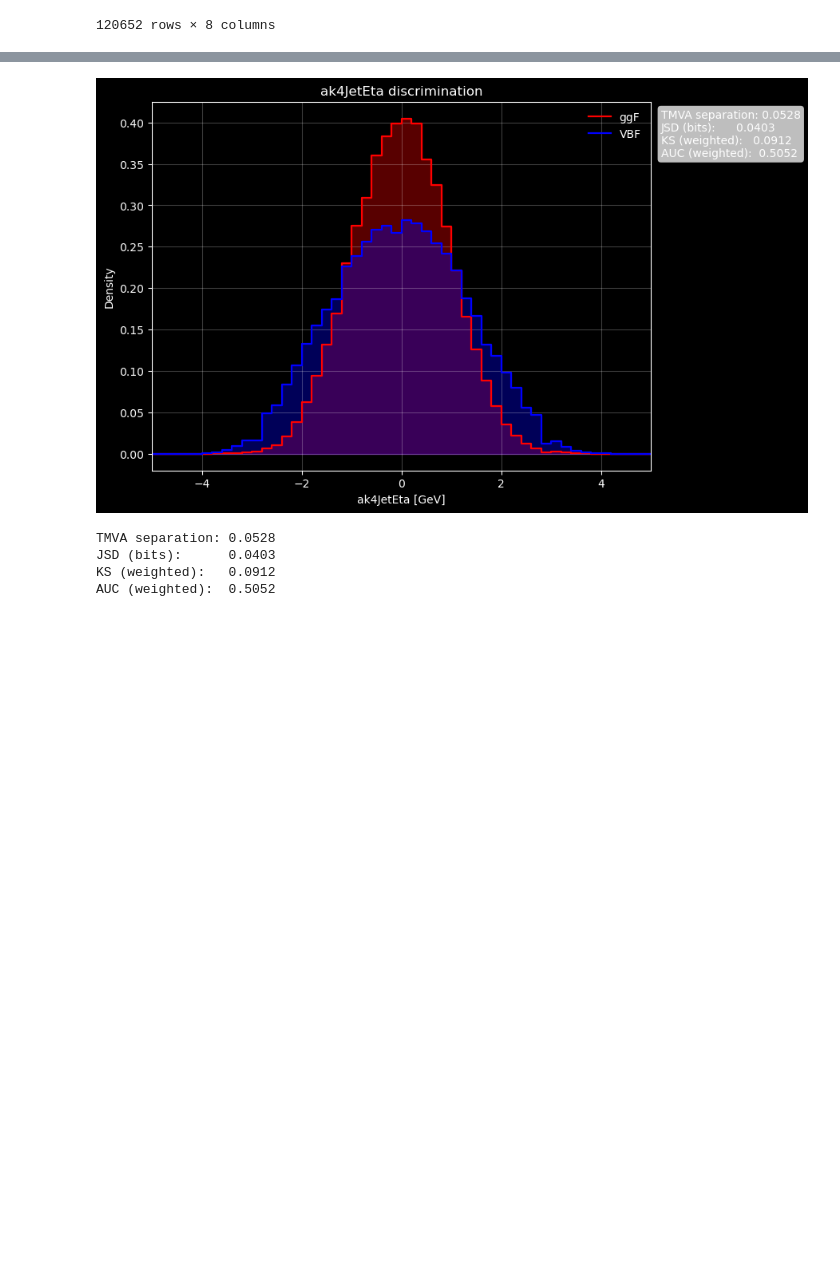
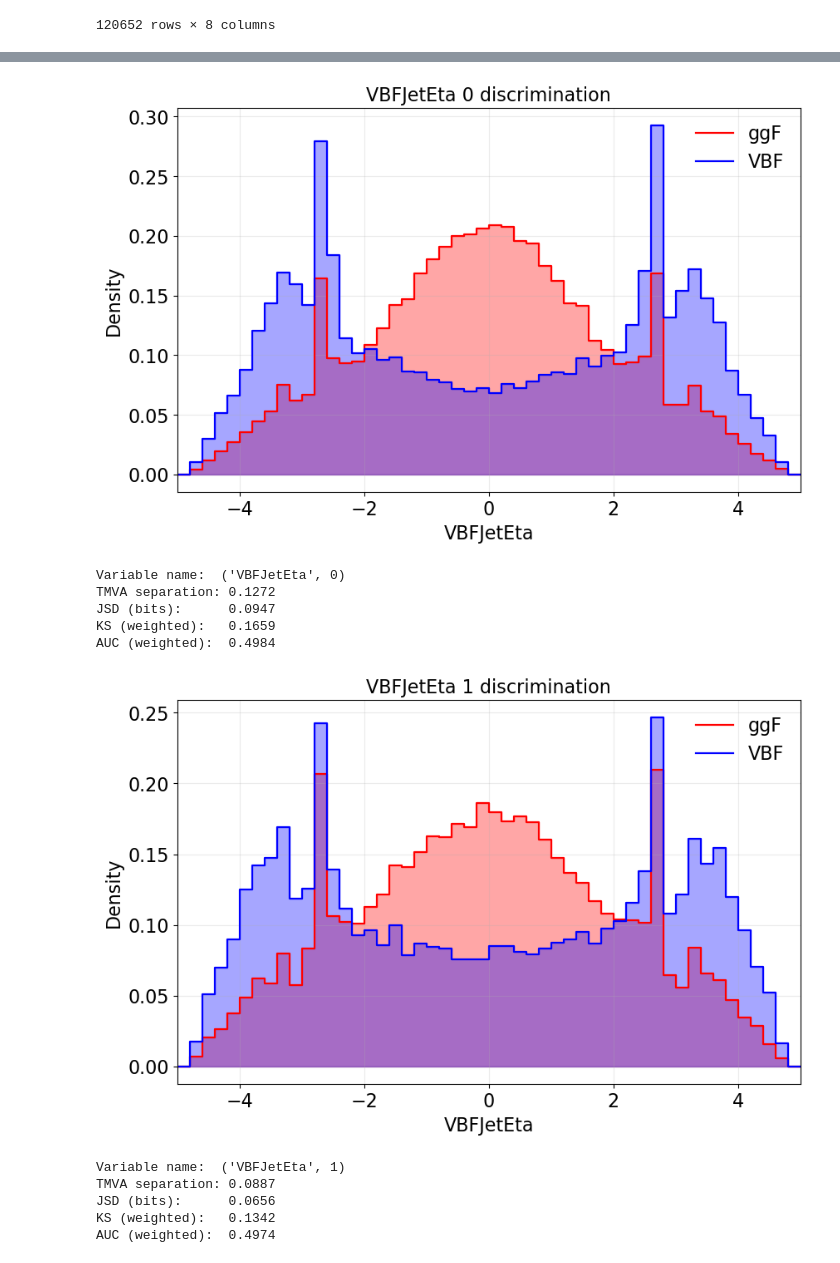
Before and after one commit to ArghyaDas112358/bbtautau, a Jupyter notebook: src/bbtautau/postprocessing/VBF_ggF.ipynb, the cells around one changed output, grey strips where cells are left out. Cells and saved outputs as stored; diff of their text form; code cells hidden in the pictures; blank space fills up the shorter version.

```diff
--- a/src/bbtautau/postprocessing/VBF_ggF.ipynb
+++ b/src/bbtautau/postprocessing/VBF_ggF.ipynb
@@ -690,6 +714,19 @@ def plot_with_metrics(
 | 120650 | 0.314066 | 0.497241 | 0.169405 | 0.002780 | 0.005229 | 0.003529 | 0.002536 | 0.005214 |
 | 120651 | 0.047548 | 0.064564 | 0.076453 | 0.002625 | 0.750046 | 0.031373 | 0.002471 | 0.024919 |
 120652 rows × 8 columns
+# %%
+%matplotlib inline
+plt.style.use('default')
+
+plt.rcParams.update({
+    "font.size": 16,           # Global font size
+    "axes.titlesize": 16,      # Title font size
+    "axes.labelsize": 16,      # Axis label font size
+    "xtick.labelsize": 16,     # X tick label font size
+    "ytick.labelsize": 16,     # Y tick label font size
+    "legend.fontsize": 16,     # Legend font size
+    "figure.titlesize": 16,    # Figure title font size
+})
 # %%
 plot_with_metrics(
     dfS=df_ggF_sm, dfB=df_vbf_sm,
@@ -793,17 +843,41 @@ AUC (weighted):  0.4984
 # %%
 plot_with_metrics(
     dfS=df_ggF_sm, dfB=df_vbf_sm,
-    variable=('ak4JetEta', 0),
     weight_col=('weight', 0),
     colorS='red', colorB='blue',
-    bins=50, xlim=(-5, 5), density=True,
     labelS="ggF", labelB="VBF",
-    xlabel="ak4JetEta [GeV]",
-    title="ak4JetEta discrimination",
+
+    cuts= (-5, 5),
+    xlim=(-5, 5),
+    bins=50, density=True,
+    variable=("VBFJetEta", 0),
+    xlabel="VBFJetEta",
+    title="VBFJetEta 0 discrimination",
 )
+
+plot_with_metrics(
+    dfS=df_ggF_sm, dfB=df_vbf_sm,
+    weight_col=('weight', 0),
+    colorS='red', colorB='blue',
+    labelS="ggF", labelB="VBF",
+
+    cuts= (-5, 5),
+    xlim=(-5, 5),
+    bins=50, density=True,
+    variable=("VBFJetEta", 1),
+    xlabel="VBFJetEta",
+    title="VBFJetEta 1 discrimination",
+)
 # %% [output]
-[figure, old version]
+[figure, new version]
-TMVA separation: 0.0528
-JSD (bits):      0.0403
-KS (weighted):   0.0912
-AUC (weighted):  0.5052
+Variable name:  ('VBFJetEta', 0)
+TMVA separation: 0.1272
+JSD (bits):      0.0947
+KS (weighted):   0.1659
+AUC (weighted):  0.4984
+[figure, added]
+Variable name:  ('VBFJetEta', 1)
+TMVA separation: 0.0887
+JSD (bits):      0.0656
+KS (weighted):   0.1342
+AUC (weighted):  0.4974
```
Also changed, not shown: parts of 14 cells of this notebook, 2 other files.
